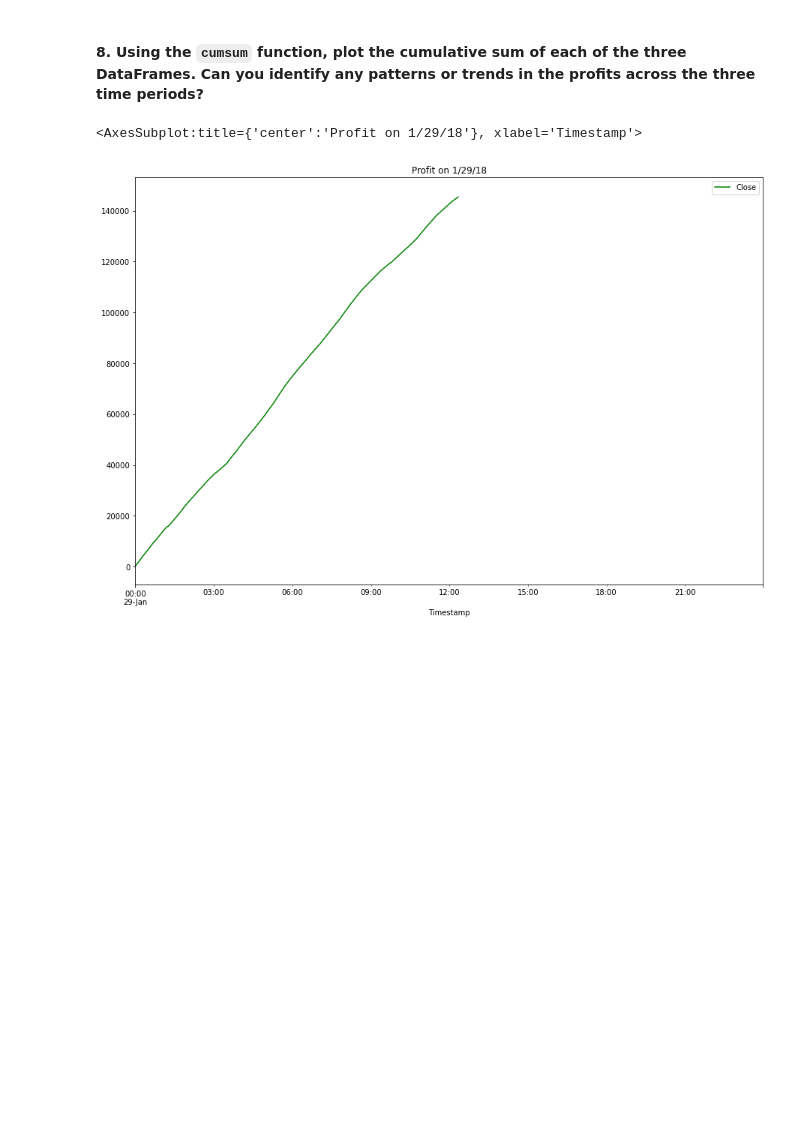
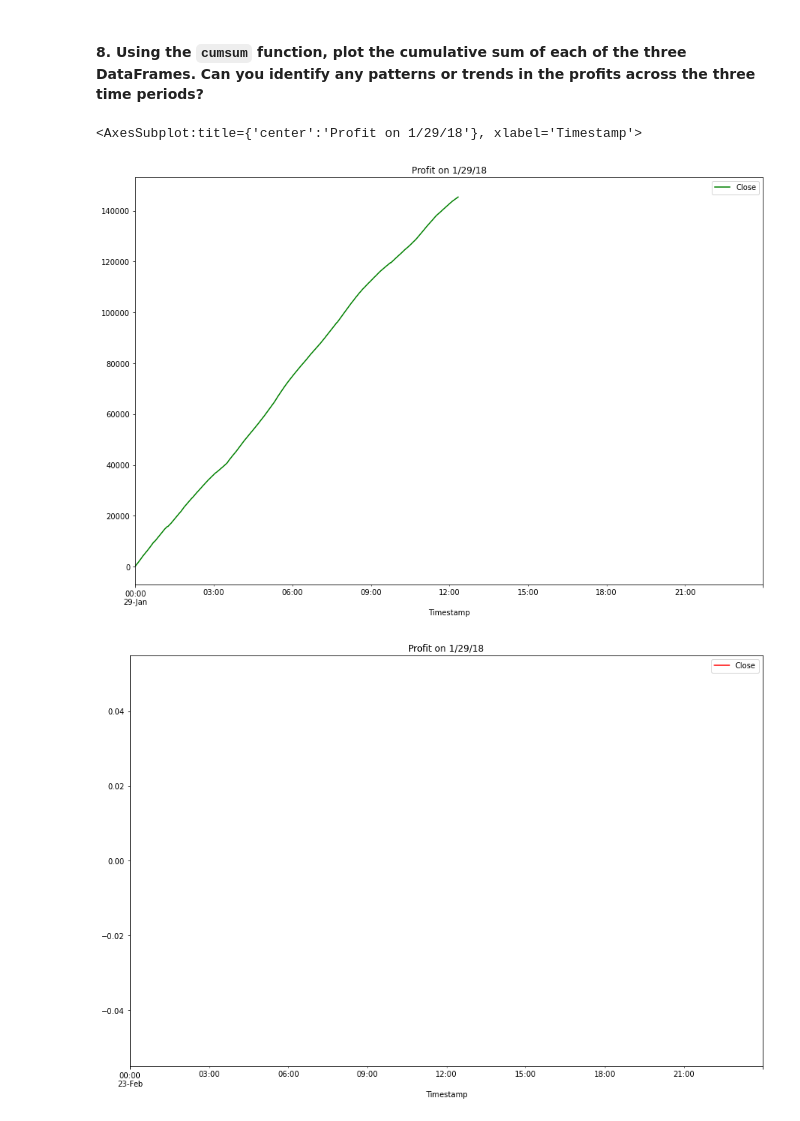
Before and after one commit to IJASI/Challenge-3, a Jupyter notebook: crypto_arbitrage_code_files/crypto_arbitrage.ipynb, the cells around one changed output. Drawn from its saved outputs; the diff is of its cells as text; code cells hidden in the pictures; blank space fills up the shorter version.

```diff
--- a/crypto_arbitrage_code_files/crypto_arbitrage.ipynb
+++ b/crypto_arbitrage_code_files/crypto_arbitrage.ipynb
@@ -629,6 +708,9 @@ cumulative_profit_early=profit_early.cumsum()
 # %%
 # Use the cumsum function to calculate the cumulative profits over time for the early profit per trade DataFrame
 cumulative_profit_early.plot(legend=True,figsize=(15, 10), title="Profit on 1/29/18", color="green", label="Profits")
+cumulative_profit_middle.plot(legend=True,figsize=(15, 10), title="Profit on 1/29/18", color="red", label="Profits")
+cumulative_profit_late.plot(legend=True,figsize=(15, 10), title="Profit on 1/29/18", color="yellow", label="Profits")
 # %% [output]
 <AxesSubplot:title={'center':'Profit on 1/29/18'}, xlabel='Timestamp'>
 [figure]
+[figure, added]
```
Also changed, not shown: parts of 13 cells of this notebook.
